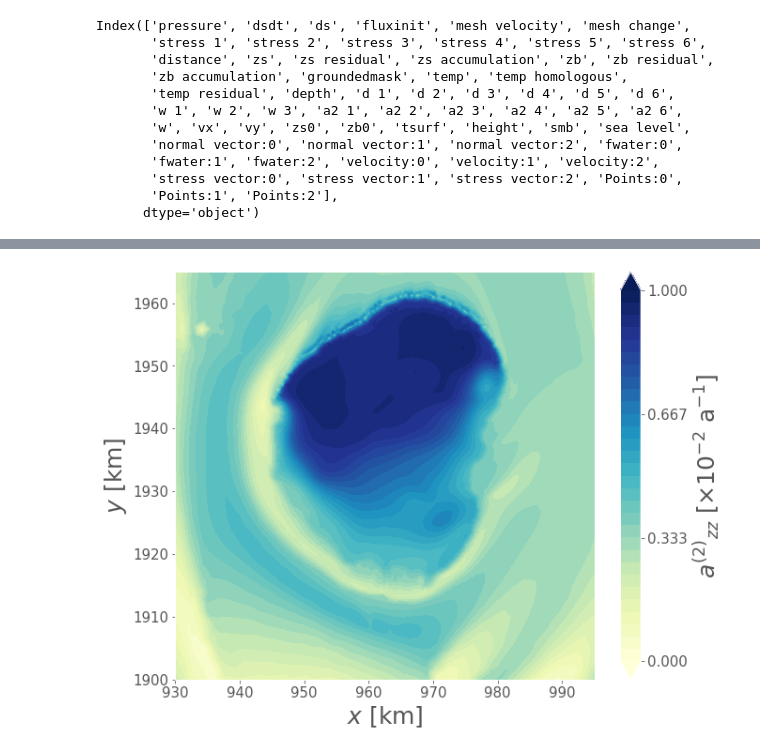
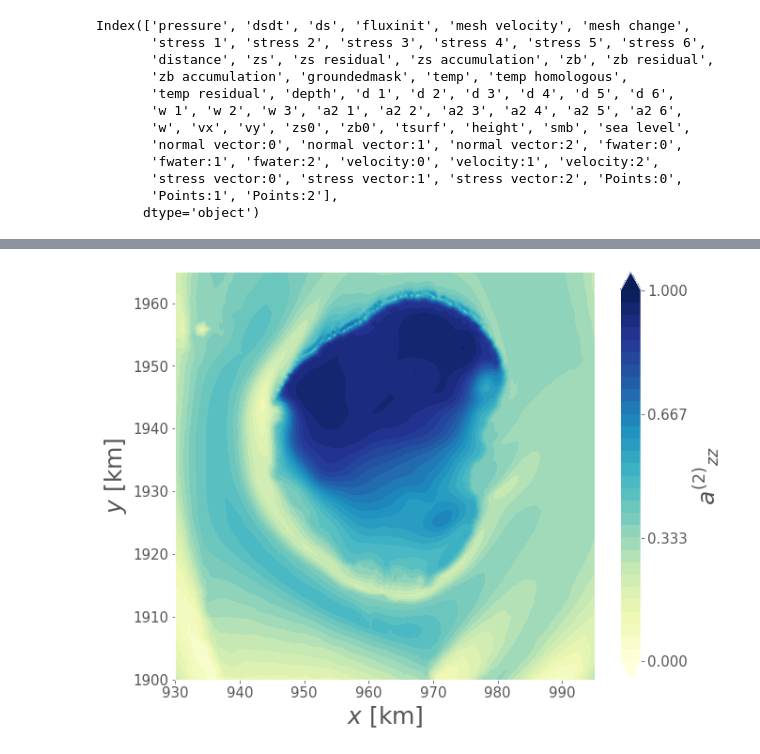
Before and after one commit to henryclara/AnisotropyElmer, a Jupyter notebook: PostProcessing/FirstPlots.ipynb, the cells around one changed output, grey strips where cells are left out. Saved outputs shown, nothing was run; the diff lists cells and outputs as text; code cells hidden in the pictures.

```diff
--- a/PostProcessing/FirstPlots.ipynb
+++ b/PostProcessing/FirstPlots.ipynb
@@ -91,19 +91,19 @@ fig.savefig('../Figures/a_yy.jpg', format='jpg', dpi=700, bbox_inches = "tight")
-# %%
-# Plot the vertical (a_zz) crystal orientation tensor
-
-inter = 30
-fig, ax = plt.subplots(1, 1, figsize=(10, 8))
-CS = ax.contourf(x/1000, y/1000, azz, levels=np.linspace(0,1,31),  cmap='YlGnBu', extend = 'both')
-skip = (slice(None, None, inter), slice(None, None, inter))
-ax.set_xlabel(r'$x$ [km]', size=25)
-ax.set_ylabel(r'$y$ [km]', size=25)
-ax.tick_params(axis='both', which='major', labelsize=15)
-plt.xlim(930, 995)
-plt.ylim(1900, 1965)
-cbar = fig.colorbar(CS, ticks=[0.0, 0.333, 0.667, 1.0])
-cbar.ax.tick_params(labelsize=15)
-cbar.set_label(r"${a^{(2)}}_{zz}$ [$\times 10^{-2}$ a$^{-1}$]", rotation=90, size=25)
-
-fig.savefig('../Figures/a_zz.jpg', format='jpg', dpi=700, bbox_inches = "tight")
-# %% [output]
-[figure, removed]
+# %%
+# Plot the vertical (a_zz) crystal orientation tensor
+
+inter = 1
+fig, ax = plt.subplots(1, 1, figsize=(10, 8))
+CS = ax.contourf(x/1000, y/1000, azz, levels=np.linspace(0,1,31),  cmap='YlGnBu', extend = 'both')
+skip = (slice(None, None, inter), slice(None, None, inter))
+ax.set_xlabel(r'$x$ [km]', size=25)
+ax.set_ylabel(r'$y$ [km]', size=25)
+ax.tick_params(axis='both', which='major', labelsize=15)
+plt.xlim(930, 995)
+plt.ylim(1900, 1965)
+cbar = fig.colorbar(CS, ticks=[0.0, 0.333, 0.667, 1.0])
+cbar.ax.tick_params(labelsize=15)
+cbar.set_label(r"${a^{(2)}}_{zz}$", rotation=90, size=25)
+
+fig.savefig('../Figures/a_zz.jpg', format='jpg', dpi=700, bbox_inches = "tight")
+# %% [output]
+[figure, added]
```
Also changed, not shown: parts of 4 cells of this notebook.
